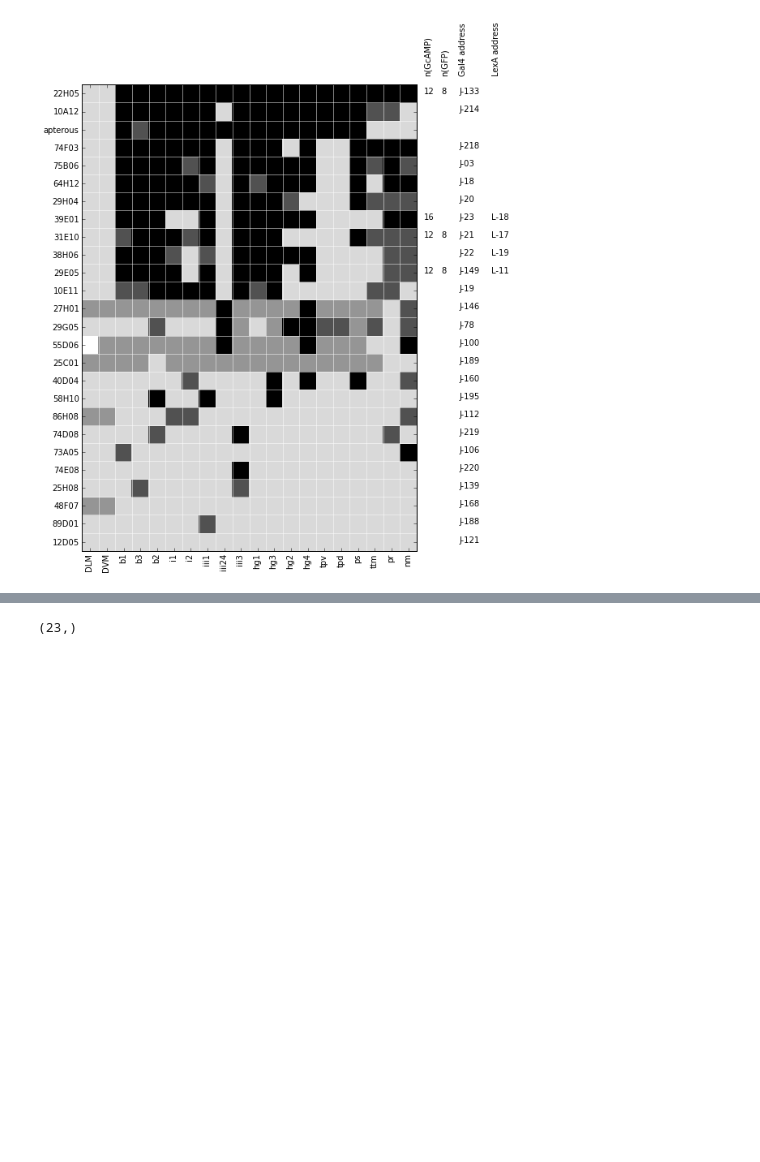
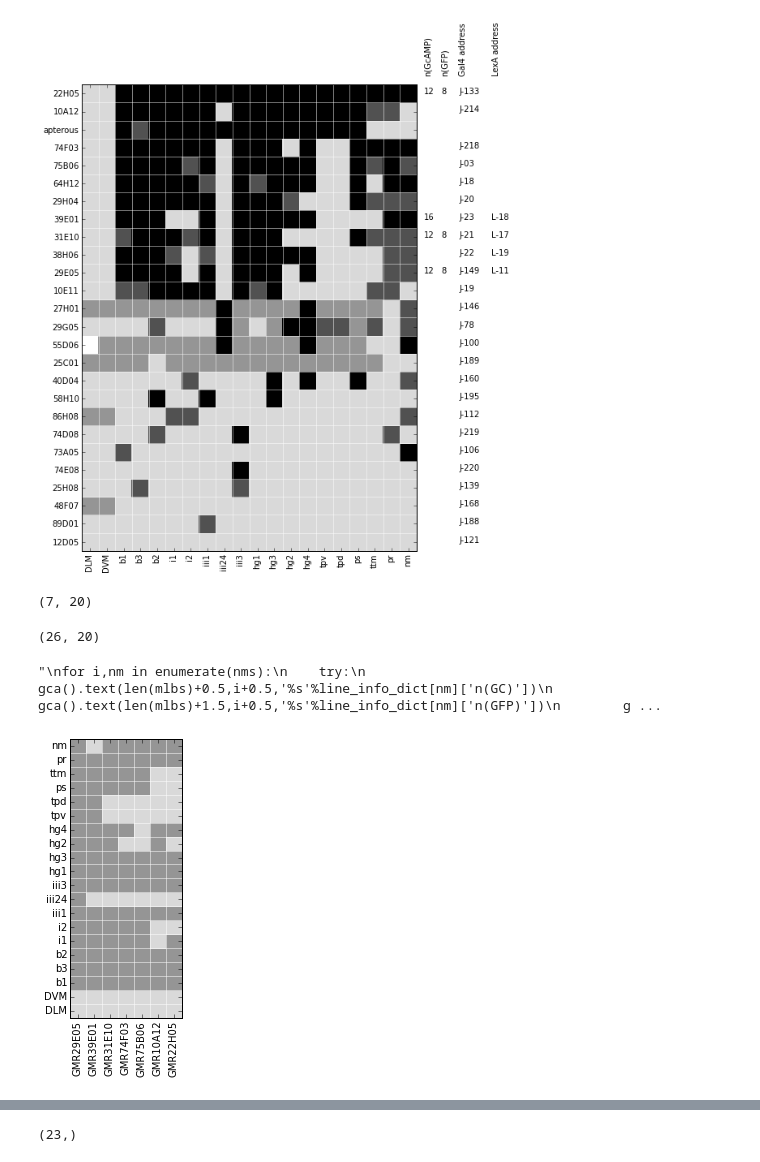
Before and after one commit to psilentp/flight-muscles, a Jupyter notebook: experimental/mn_expression_matrix_plot/mn_expression_matrix.ipynb, the cells around one changed output, grey strips where cells are left out. Saved outputs shown, nothing was run; the diff lists cells and outputs as text; code cells hidden in the pictures; blank space fills up the shorter version.

Commit message:
made figures for lab meeting

```diff
--- a/experimental/mn_expression_matrix_plot/mn_expression_matrix.ipynb
+++ b/experimental/mn_expression_matrix_plot/mn_expression_matrix.ipynb
@@ -8,6 +6,7 @@ WARNING: pylab import has clobbered these variables: ['f']
 import csv
 import numpy as np
 import pylab as plb
+plb.rcParams['pdf.fonttype'] = 42
 # %%
 #load the csv file and read the file line-by-line
 f = open('mu_matrix.csv')
@@ -112,3 +111,73 @@ import cPickle
 f = open('line_database.cpkl','wb')
 cPickle.dump(line_database,f)
 f.close()
+# %%
+#re-stack with the DLM and DVM data collapsed into a single variable
+imgarray = np.hstack((np.nanmean(DLM_float,axis=1)[:,np.newaxis],np.nanmean(DVM_float,axis=1)[:,np.newaxis],steering_float))
+nanidx = np.isnan(imgarray)
+imgarray = imgarray.astype(float)
+imgarray = imgarray+0.5
+imgarray[nanidx] = 0
+imgarray[imgarray>0.5] = 1.0
+# %%
+include_lines = ['22H05','10A12','74F03','75B06','29E05','31E10','39E01']
+# %%
+shape(pltarray)
+# %% [output]
+(7, 20)
+# %%
+shape(imgarray)
+# %% [output]
+(26, 20)
+# %%
+#plot the matrix
+fig = plb.figure(figsize = (2,5))
+
+sortkeys = np.nansum(imgarray,axis=1)
+sidx = np.argsort(sortkeys)
+pltarray = imgarray[sidx,:]
+
+trim_lines = np.array([x in include_lines for x in linenames[sidx]])
+
+pltarray = pltarray[trim_lines,:]
+nline,nmusc = np.shape(pltarray)
+#trim_lines = 0
+
+plb.pcolor(pltarray[::-1].T,cmap = plb.cm.Greys,vmin = 0,vmax=2)
+
+lns = [plb.plot([x,x],[0,nmusc],color = 'w',lw =0.5) for x in range(nline)]
+lns = [plb.plot([0,nline],[x,x],color = 'w',lw =0.5) for x in range(nmusc)]
+
+nms = linenames[sidx][trim_lines]
+plb.xticks(arange(0,nline)+0.5,rotation = 'vertical')
+
+tlbs = plb.gca().set_xticklabels(['GMR'+n for n in nms])
+plb.yticks(arange(0,len(muscle_names))+0.5,)
+mlbs = plb.gca().set_yticklabels(muscle_names)
+gca().set_xbound(0,nline)
+gca().set_ybound(0,nmusc)
+savefig('line_profile_small.pdf')
+"""
+for i,nm in enumerate(nms):
+    try:
+        gca().text(len(mlbs)+0.5,i+0.5,'%s'%line_info_dict[nm]['n(GC)'])
+        gca().text(len(mlbs)+1.5,i+0.5,'%s'%line_info_dict[nm]['n(GFP)'])
+        gca().text(len(mlbs)+2.5,i+0.5,'%s'%line_info_dict[nm]['gal'])
+        gca().text(len(mlbs)+4.5,i+0.5,'%s'%line_info_dict[nm]['lex'])
+    except KeyError:
+        pass
+gca().text(len(mlbs)+0.5,len(nms)+0.5,'n(GcAMP)',va = 'bottom',rotation = 'vertical')
+gca().text(len(mlbs)+1.5,len(nms)+0.5,'n(GFP)',  va = 'bottom',rotation = 'vertical')
+gca().text(len(mlbs)+2.5,len(nms)+0.5,'Gal4 address', va = 'bottom',rotation = 'vertical')
+gca().text(len(mlbs)+4.5,len(nms)+0.5,'LexA address', va = 'bottom',rotation = 'vertical')
+
+fig.subplots_adjust(right = 0.8)
+fig.subplots_adjust(top = 0.85)
+#place plot
+display(plb.gcf())
+#savefig('line_profile.pdf')
+#plb.close()
+"""
+# %% [output]
+"\nfor i,nm in enumerate(nms):\n    try:\n        gca().text(len(mlbs)+0.5,i+0.5,'%s'%line_info_dict[nm]['n(GC)'])\n        gca().text(len(mlbs)+1.5,i+0.5,'%s'%line_info_dict[nm]['n(GFP)'])\n        g ...
+[figure, added]
```
Also changed, not shown: parts of 2 cells of this notebook, 3 other files.
